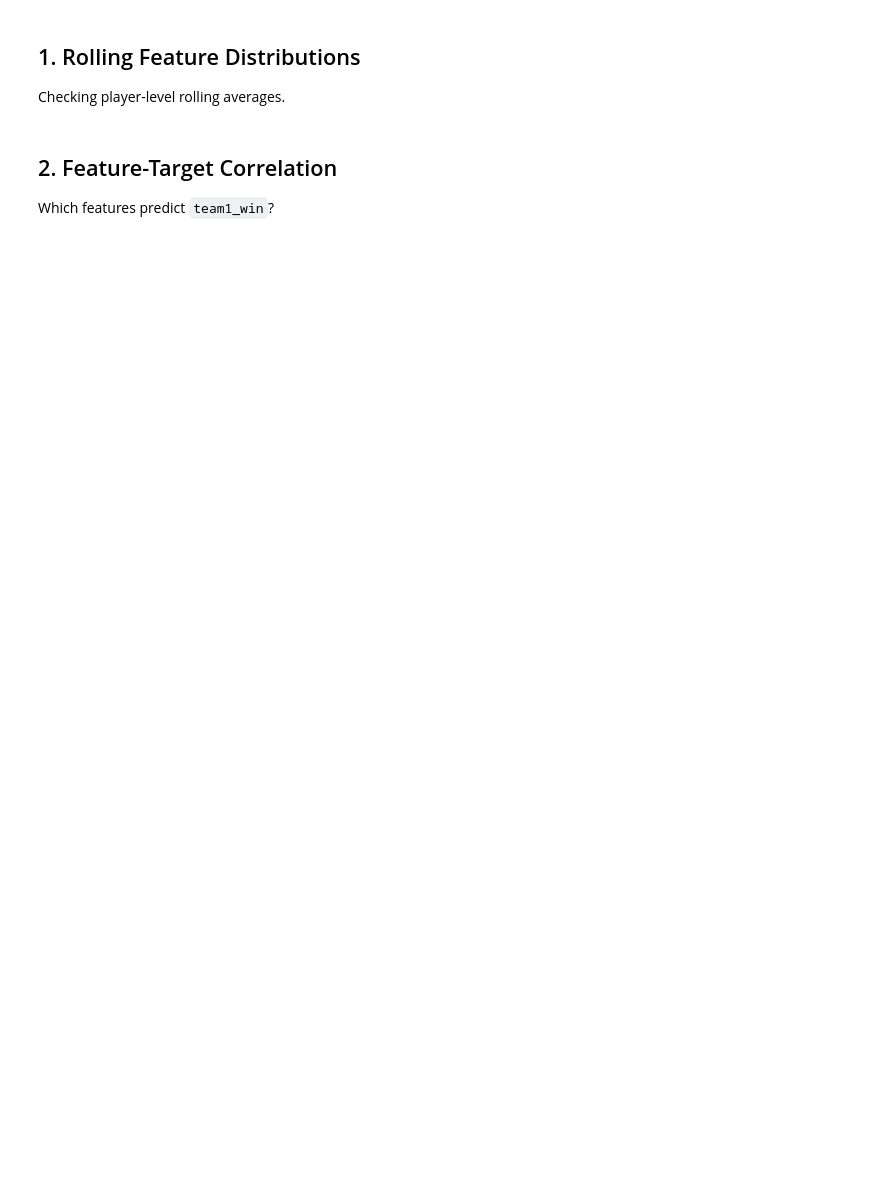
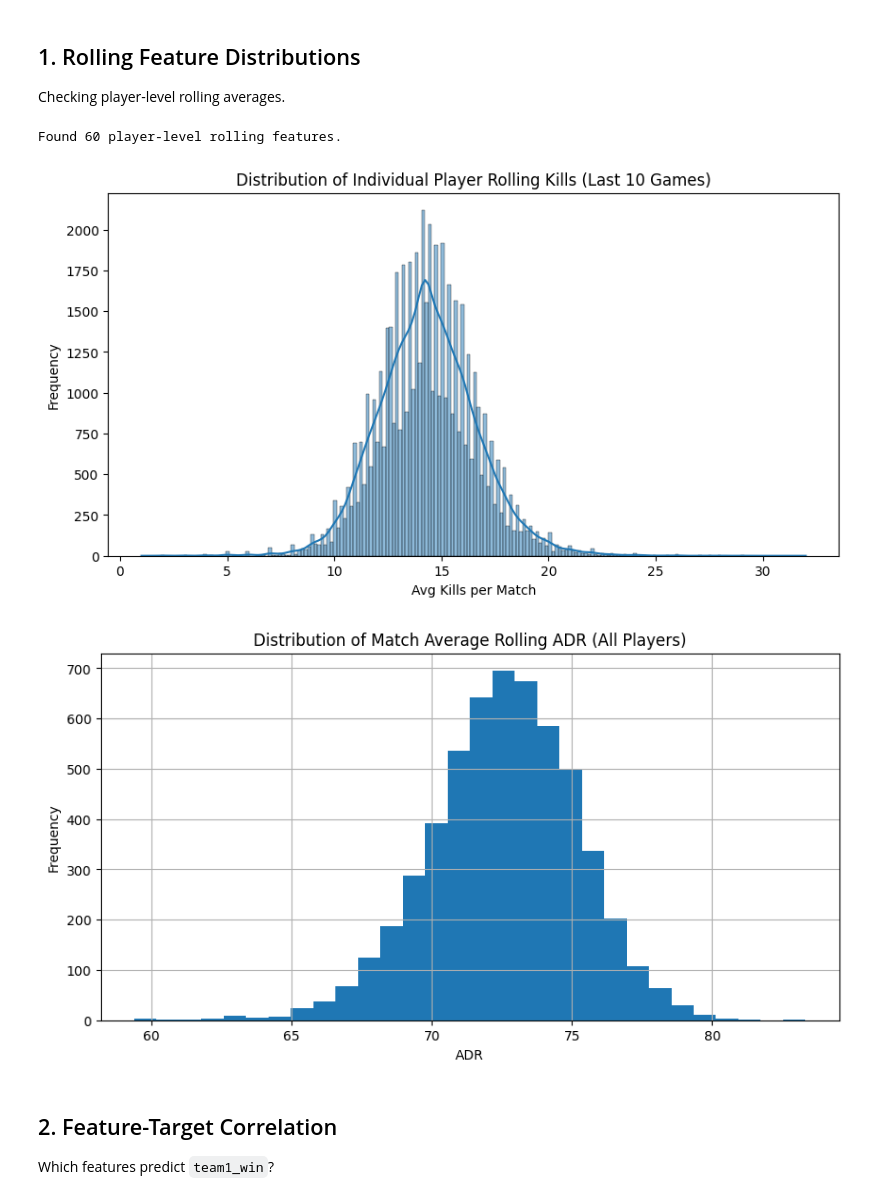
Before and after one commit to rhit-liub5/CSSE415Project, a Jupyter notebook: project/engineering/data_stats.ipynb, the cells around one changed output. Saved outputs shown, nothing was run; the diff lists cells and outputs as text; code cells hidden in the pictures; blank space fills up the shorter version.

```diff
--- a/project/engineering/data_stats.ipynb
+++ b/project/engineering/data_stats.ipynb
@@ -16,22 +18,30 @@ Checking player-level rolling averages.
 # %%
 # find all rolling player columns
 player_cols = [col for col in df.columns if "previous_10_game" in col and "player" in col]
 print(f"Found {len(player_cols)} player-level rolling features.")
 
-# summary of kills across all player slots
+# plot distribution of rolling kills
 kill_cols = [col for col in player_cols if "average_kills" in col]
-kill_summary = df[kill_cols].melt()
-print("\nRolling Kills Summary:")
-print(kill_summary['value'].describe())
+kill_data = df[kill_cols].melt()['value']
+plt.figure(figsize=(10, 5))
+sns.histplot(kill_data, kde=True)
+plt.title("Distribution of Individual Player Rolling Kills (Last 10 Games)")
+plt.xlabel("Avg Kills per Match")
+plt.ylabel("Frequency")
+plt.show()
 
 # plot distribution of ADR
 adr_cols = [col for col in player_cols if "average_adr" in col]
 plt.figure(figsize=(10, 5))
 df[adr_cols].mean(axis=1).hist(bins=30)
 plt.title("Distribution of Match Average Rolling ADR (All Players)")
 plt.xlabel("ADR")
 plt.ylabel("Frequency")
 plt.show()
+# %% [output]
+Found 60 player-level rolling features.
+[figure, added]
+[figure, added]
 # %% [markdown]
 ## 2. Feature-Target Correlation
 Which features predict `team1_win`?
```
Also changed, not shown: parts of 5 cells of this notebook, 2 other files.
